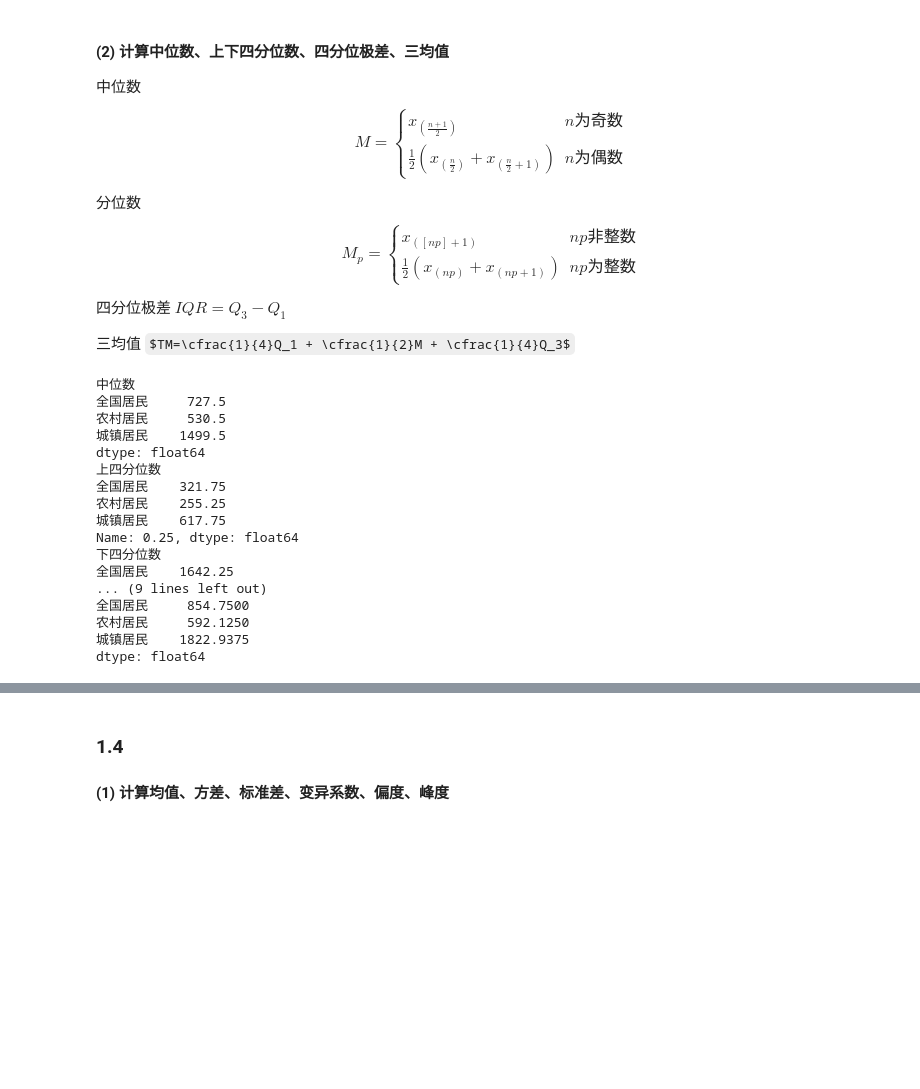
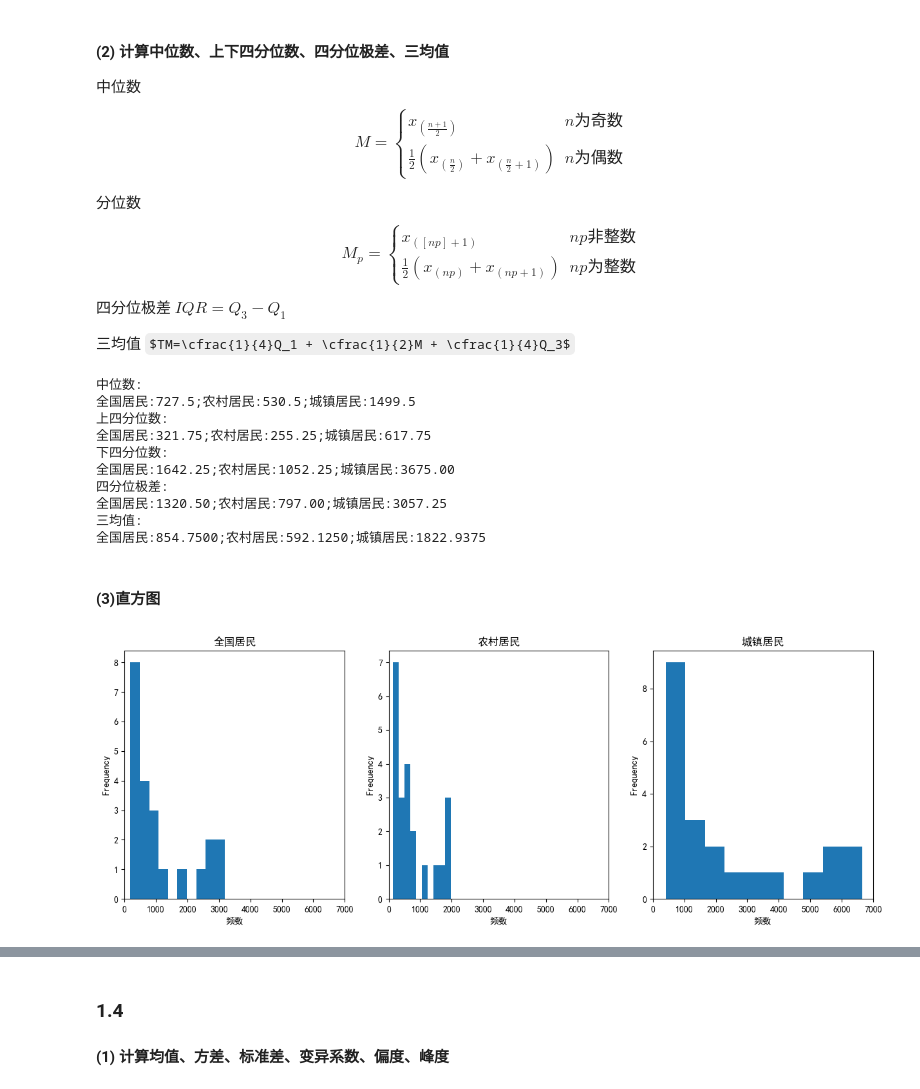
Before and after one commit to TakakuraMako/Python_Study, a Jupyter notebook: 数据分析/1.3.ipynb, the cells around one changed output, grey strips where cells are left out. Saved outputs shown, nothing was run; the diff lists cells and outputs as text; code cells hidden in the pictures; some formulas as TeX source; blank space fills up the shorter version.

```diff
--- a/数据分析/1.3.ipynb
+++ b/数据分析/1.3.ipynb
@@ -75,22 +72,32 @@ Q1 = data.quantile(0.25)
 Q3 = data.quantile(0.75)
 IQR = Q3 - Q1
 TM = 1/4*Q1 + 1/2*M + 1/4*Q3
-print('中位数\n{}\n上四分位数\n{}\n下四分位数\n{}\n四分位极差\n{}\n三均值\n{}\n'.format(M, Q1, Q3, IQR, TM))
+print('中位数:', re.sub(r'\s+', ':', M.to_string().replace('\n', ';')), '上四分位数:', re.sub(r'\s+', ':', Q1.to_string().replace('\n', ';')),
+      '下四分位数:', re.sub(r'\s+', ':', Q3.to_string().replace('\n', ';')), '四分位极差:', re.sub(r'\s+', ':', IQR.to_string().replace('\n', ';')),
+      '三均值:', re.sub(r'\s+', ':', TM.to_string().replace('\n', ';')), sep='\n')
 # %% [output]
-中位数
-全国居民     727.5
-农村居民     530.5
-城镇居民    1499.5
-dtype: float64
-上四分位数
-全国居民    321.75
-农村居民    255.25
-城镇居民    617.75
-Name: 0.25, dtype: float64
-下四分位数
-全国居民    1642.25
-... (9 lines left out)
-全国居民     854.7500
-农村居民     592.1250
-城镇居民    1822.9375
-dtype: float64
+中位数:
+全国居民:727.5;农村居民:530.5;城镇居民:1499.5
+上四分位数:
+全国居民:321.75;农村居民:255.25;城镇居民:617.75
+下四分位数:
+全国居民:1642.25;农村居民:1052.25;城镇居民:3675.00
+四分位极差:
+全国居民:1320.50;农村居民:797.00;城镇居民:3057.25
+三均值:
+全国居民:854.7500;农村居民:592.1250;城镇居民:1822.9375
+# %% [markdown]
+#### (3)直方图
+# %%
+import matplotlib.pyplot as plt
+plt.rcParams['font.sans-serif'] = ['SimHei']
+plt.rcParams['axes.unicode_minus'] = False
+# 每一列分为10组，分别做直方图
+fig, axes = plt.subplots(1, 3, figsize=(15, 5))
+for i, col in enumerate(data.columns):
+    data[col].plot(kind='hist', bins=10, ax=axes[i], title=col)
+    axes[i].set_xlabel('频数')
+    axes[i].set_xlim(0, 7000)
+plt.show()
+# %% [output]
+[figure, added]
```
Also changed, not shown: parts of 12 cells of this notebook, 1 other file.
